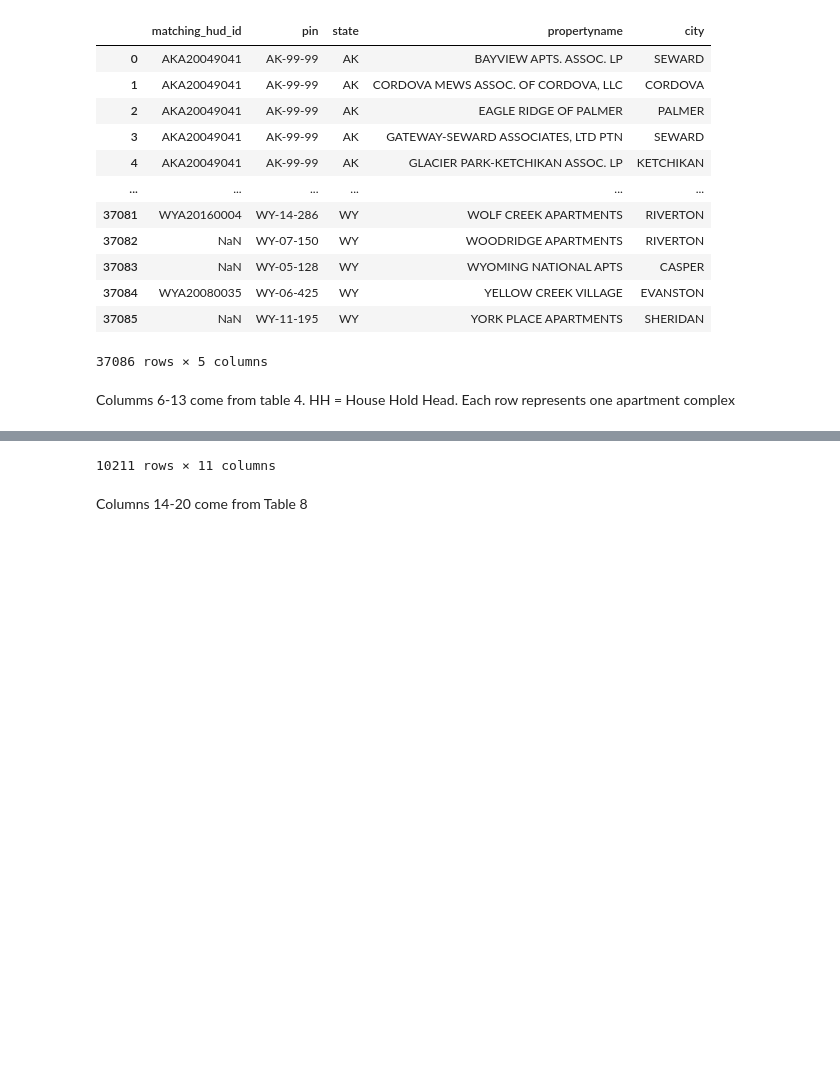
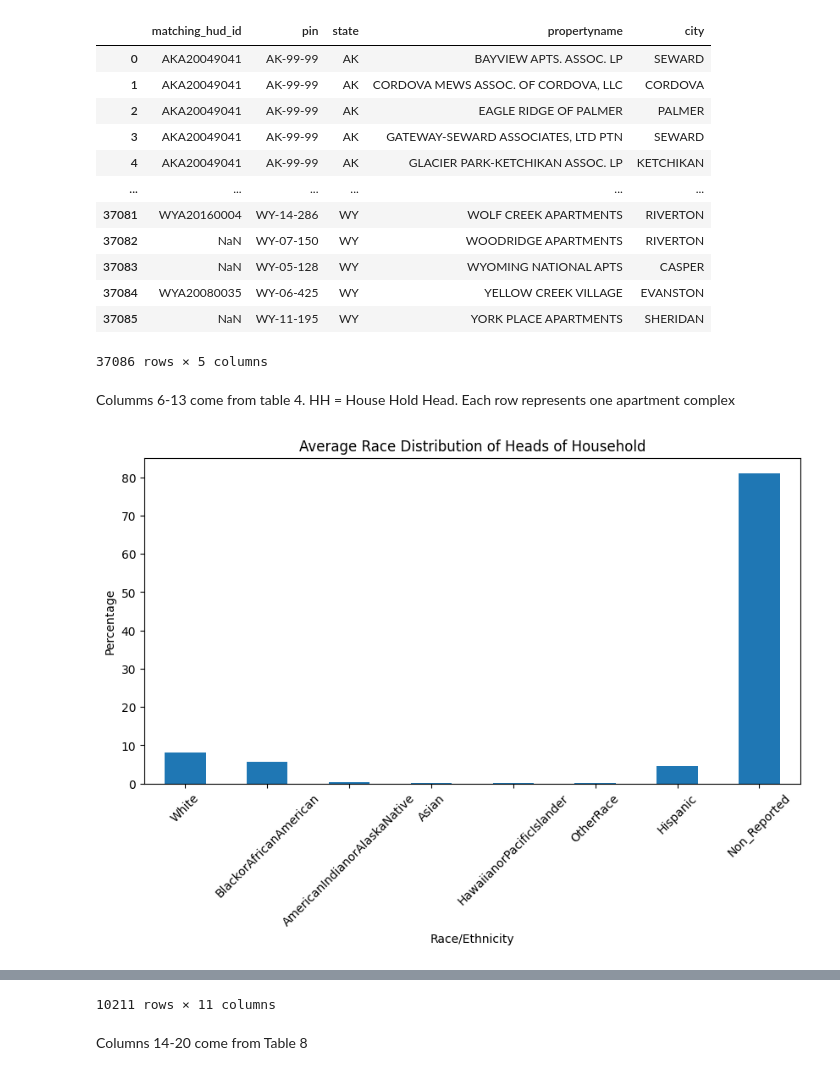
Before and after one commit to bitriagaleonela40-cmd/housing-research, a Jupyter notebook: Housing.ipynb, the cells around one changed output, grey strips where cells are left out. Saved outputs shown, nothing was run; the diff lists cells and outputs as text; code cells hidden in the pictures; blank space fills up the shorter version.

```diff
--- a/Housing.ipynb
+++ b/Housing.ipynb
@@ -79,29 +79,47 @@ HH = House Hold Head. Each row represents one apartment complex
 # %%
 #Create headofhouse data frame
 headofhouse = housing_df[['state', 'propertyname' ,'city', 'HH_RACE_WHITE_PCT', 'HH_RACE_BLACK_PCT', 'HH_RACE_AMINDALNAT_PCT',
        'HH_RACE_ASIAN_PCT', 'HH_RACE_HAWAIIANPI_PCT', 'HH_RACE_OTHER_PCT',
        'HH_RACE_HISPANIC_PCT', 'HH_RACE_NR_PCT']]
 
 #Renaming variables
 headofhouse = headofhouse.rename(columns={"HH_RACE_WHITE_PCT": "White"})
 headofhouse = headofhouse.rename(columns={"HH_RACE_BLACK_PCT": "BlackorAfricanAmerican"})
 headofhouse = headofhouse.rename(columns={"HH_RACE_AMINDALNAT_PCT": "AmericanIndianorAlaskaNative"})
 headofhouse = headofhouse.rename(columns={"HH_RACE_ASIAN_PCT": "Asian"})
 headofhouse = headofhouse.rename(columns={"HH_RACE_HAWAIIANPI_PCT": "HawaiianorPacificIslander"})
 headofhouse = headofhouse.rename(columns={"HH_RACE_OTHER_PCT": "OtherRace"})
 headofhouse = headofhouse.rename(columns={"HH_RACE_HISPANIC_PCT": "Hispanic"})
 headofhouse = headofhouse.rename(columns={"HH_RACE_NR_PCT": "Non_Reported"})
 
 # Cleaning null values
 for col in ['White', 'BlackorAfricanAmerican', 'AmericanIndianorAlaskaNative', 'Asian', 'HawaiianorPacificIslander', 'OtherRace', 'Hispanic', 'Non_Reported']:
     headofhouse[col] = headofhouse[col].replace(-4, np.nan)
 
 headofhouse = headofhouse.dropna(axis = 0, how = 'any', subset = None)
 
+#Data Visualization
+race_columns = [
+    'White',
+    'BlackorAfricanAmerican',
+    'AmericanIndianorAlaskaNative',
+    'Asian',
+    'HawaiianorPacificIslander',
+    'OtherRace',
+    'Hispanic',
+    'Non_Reported'
+]
+
+headofhouse[race_columns].mean().plot(kind='bar', figsize=(10,5))
+
+plt.title("Average Race Distribution of Heads of Household")
+plt.ylabel("Percentage")
+plt.xlabel("Race/Ethnicity")
+plt.xticks(rotation=45)
+plt.show()
 headofhouse
-
-#Data Visualization
 # %% [output]
+[figure, added]
 |  | state | propertyname | city | White | BlackorAfricanAmerican | AmericanIndianorAlaskaNative | Asian | ... |
 | 14 | AK | SOUND VIEW ASSOCIATES | VALDEZ | 100.000000 | 0.000000 | 0.0 | 0.0 | ... |
 | 31 | AL | ALICEVILLE ESTATES | ALICEVILLE | 0.000000 | 100.000000 | 0.0 | 0.0 | ... |
```
Also changed, not shown: parts of 4 cells of this notebook.
